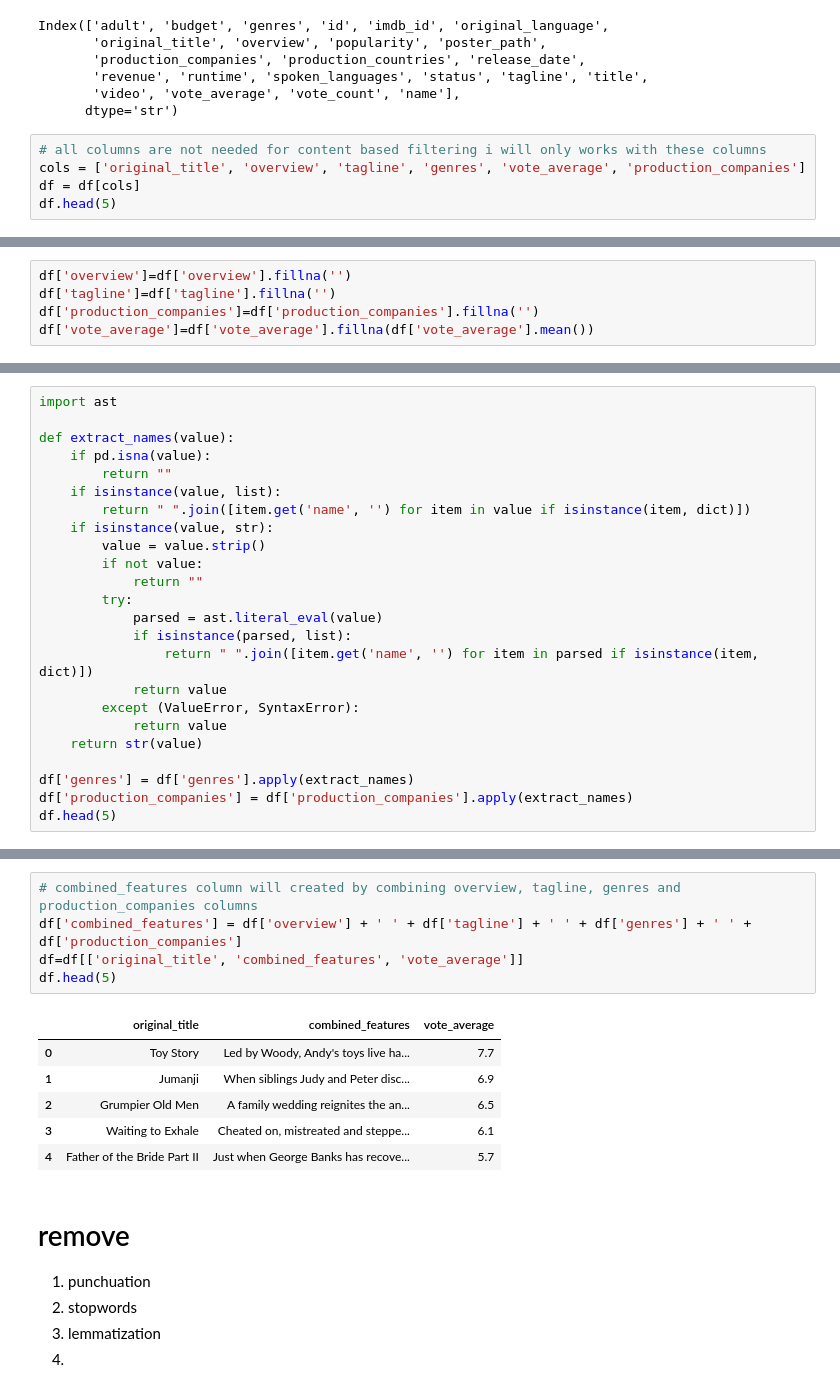
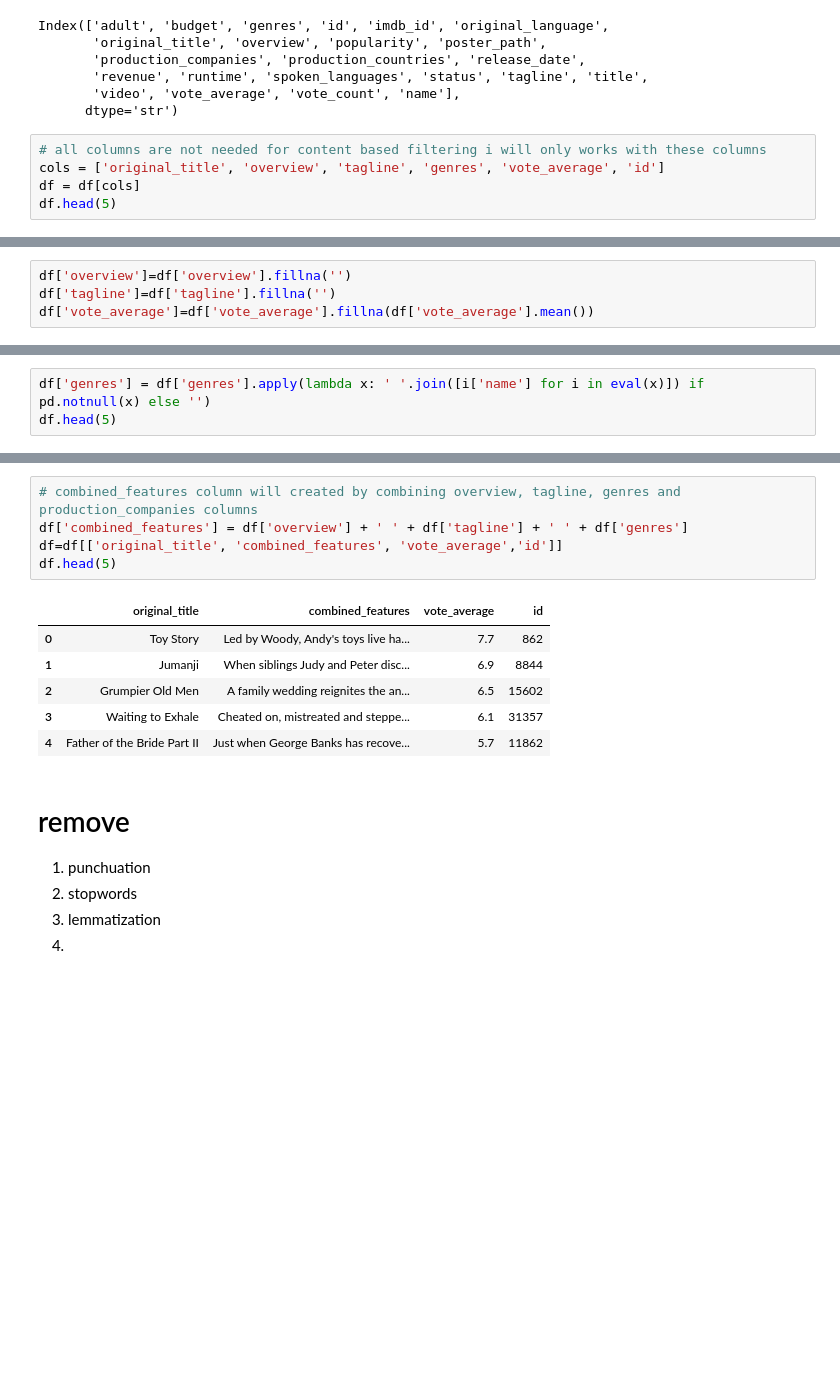
Before and after one commit to washim04x/movie-recommender-system, a Jupyter notebook: notebooks/eda.ipynb, the cells around one changed output, grey strips where cells are left out. Cells and saved outputs as stored; diff of their text form; blank space fills up the shorter version.

```diff
--- a/notebooks/eda.ipynb
+++ b/notebooks/eda.ipynb
@@ -114,7 +114,7 @@ Index(['adult', 'budget', 'genres', 'id', 'imdb_id', 'original_language',
       dtype='str')
 # %%
 # all columns are not needed for content based filtering i will only works with these columns
-cols = ['original_title', 'overview', 'tagline', 'genres', 'vote_average', 'production_companies']
+cols = ['original_title', 'overview', 'tagline', 'genres', 'vote_average', 'id']
 df = df[cols]
 df.head(5)
 # %% [output]
@@ -153,7 +153,6 @@ dtype: int64
 # %%
 df['overview']=df['overview'].fillna('')
 df['tagline']=df['tagline'].fillna('')
-df['production_companies']=df['production_companies'].fillna('')
 df['vote_average']=df['vote_average'].fillna(df['vote_average'].mean())
 # %%
 df
@@ -221,27 +204,6 @@ Data columns (total 6 columns):
 dtypes: float64(1), str(5)
 memory usage: 2.1 MB
 # %%
-import ast
-
-def extract_names(value):
-	if pd.isna(value):
-		return ""
-	if isinstance(value, list):
-		return " ".join([item.get('name', '') for item in value if isinstance(item, dict)])
-	if isinstance(value, str):
-		value = value.strip()
-		if not value:
-			return ""
-		try:
-			parsed = ast.literal_eval(value)
-			if isinstance(parsed, list):
-				return " ".join([item.get('name', '') for item in parsed if isinstance(item, dict)])
-			return value
-		except (ValueError, SyntaxError):
-			return value
-	return str(value)
-
-df['genres'] = df['genres'].apply(extract_names)
-df['production_companies'] = df['production_companies'].apply(extract_names)
+df['genres'] = df['genres'].apply(lambda x: ' '.join([i['name'] for i in eval(x)]) if pd.notnull(x) else '')
 df.head(5)
 # %% [output]
@@ -254,15 +216,15 @@ df.head(5)
 # %%
 # combined_features column will created by combining overview, tagline, genres and production_companies columns
-df['combined_features'] = df['overview'] + ' ' + df['tagline'] + ' ' + df['genres'] + ' ' + df['production_companies']
-df=df[['original_title', 'combined_features', 'vote_average']]
+df['combined_features'] = df['overview'] + ' ' + df['tagline'] + ' ' + df['genres']
+df=df[['original_title', 'combined_features', 'vote_average','id']]
 df.head(5)
 # %% [output]
-|  | original_title | combined_features | vote_average |
-| 0 | Toy Story | Led by Woody, Andy's toys live ha... | 7.7 |
-| 1 | Jumanji | When siblings Judy and Peter disc... | 6.9 |
-| 2 | Grumpier Old Men | A family wedding reignites the an... | 6.5 |
-| 3 | Waiting to Exhale | Cheated on, mistreated and steppe... | 6.1 |
-| 4 | Father of the Bride Part II | Just when George Banks has recove... | 5.7 |
+|  | original_title | combined_features | vote_average | id |
+| 0 | Toy Story | Led by Woody, Andy's toys live ha... | 7.7 | 862 |
+| 1 | Jumanji | When siblings Judy and Peter disc... | 6.9 | 8844 |
+| 2 | Grumpier Old Men | A family wedding reignites the an... | 6.5 | 15602 |
+| 3 | Waiting to Exhale | Cheated on, mistreated and steppe... | 6.1 | 31357 |
+| 4 | Father of the Bride Part II | Just when George Banks has recove... | 5.7 | 11862 |
 # %% [markdown]
 # remove
 1. punchuation
```
Also changed, not shown: parts of 20 cells of this notebook, 9 other files.
